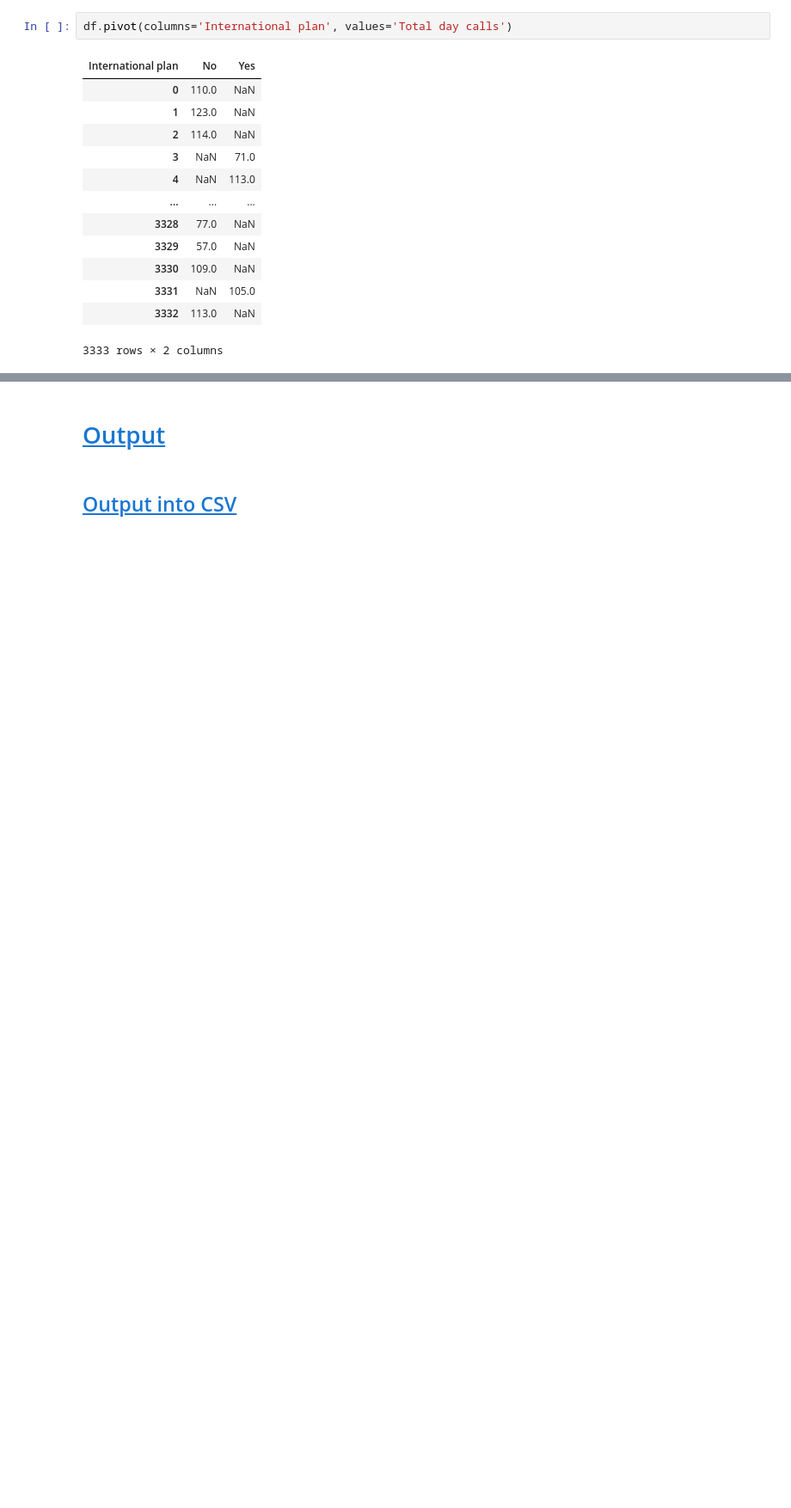
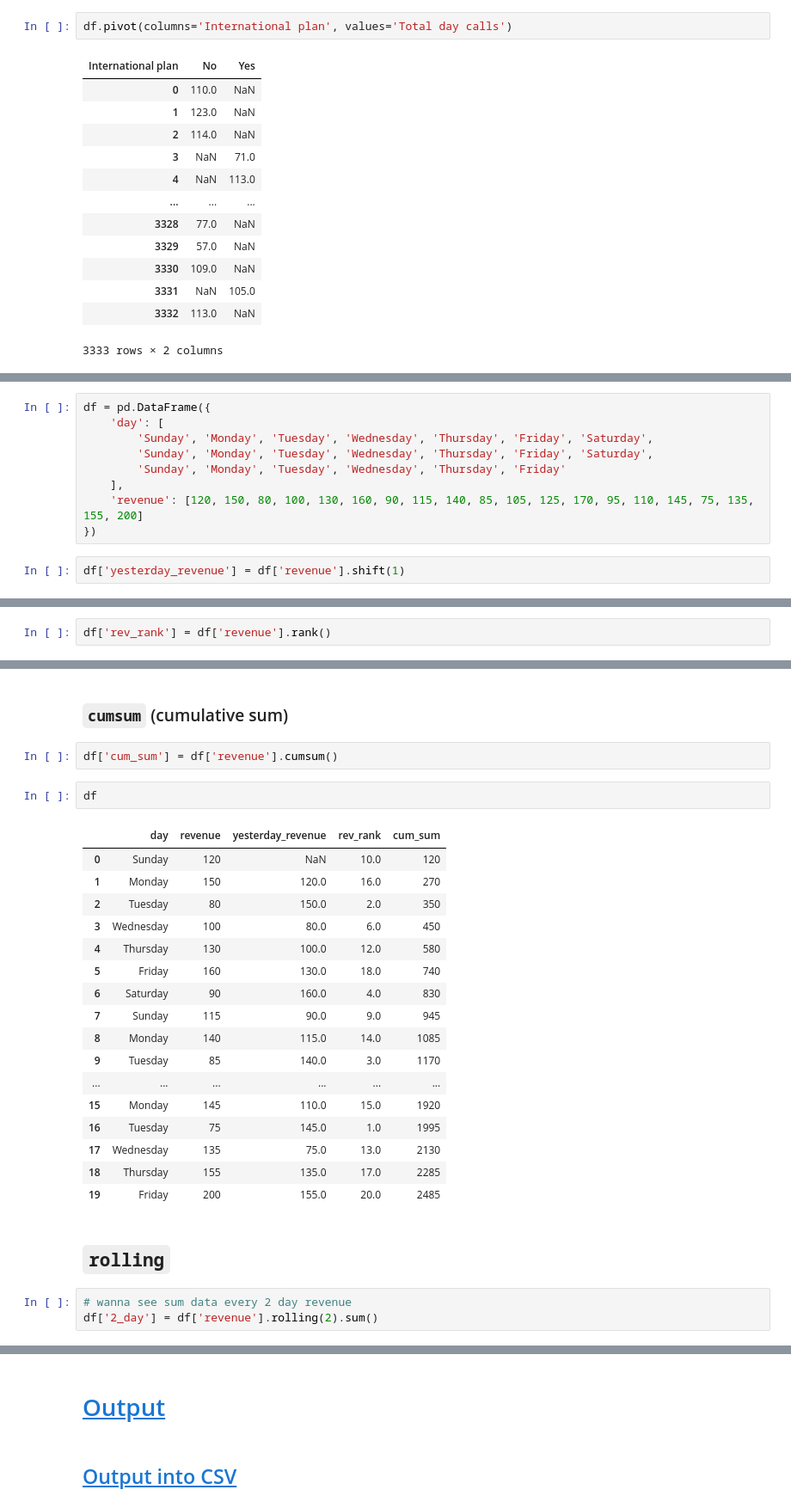
Before and after one commit to tinapyp/data-science-learning, a Jupyter notebook: Libraries/Pandas/pandas.ipynb, the cells around one changed output, grey strips where cells are left out. Shown at 86% size. Saved outputs shown, nothing was run; the diff lists cells and outputs as text; blank space fills up the shorter version.

```diff
--- a/Libraries/Pandas/pandas.ipynb
+++ b/Libraries/Pandas/pandas.ipynb
@@ -1358,0 +1364,11 @@ df.pivot(columns='International plan', values='Total day calls')
+# %%
+df = pd.DataFrame({
+    'day': [
+        'Sunday', 'Monday', 'Tuesday', 'Wednesday', 'Thursday', 'Friday', 'Saturday',
+        'Sunday', 'Monday', 'Tuesday', 'Wednesday', 'Thursday', 'Friday', 'Saturday',
+        'Sunday', 'Monday', 'Tuesday', 'Wednesday', 'Thursday', 'Friday'
+    ],
+    'revenue': [120, 150, 80, 100, 130, 160, 90, 115, 140, 85, 105, 125, 170, 95, 110, 145, 75, 135, 155, 200]
+})
+# %%
+df['yesterday_revenue'] = df['revenue'].shift(1)
@@ -1358,0 +1406,2 @@ df.pivot(columns='International plan', values='Total day calls')
+# %%
+df['rev_rank'] = df['revenue'].rank()
@@ -1358,0 +1428,29 @@ df.pivot(columns='International plan', values='Total day calls')
+# %% [markdown]
+### `cumsum` (cumulative sum)
+# %%
+df['cum_sum'] = df['revenue'].cumsum()
+# %%
+df
+# %% [output]
+|  | day | revenue | yesterday_revenue | rev_rank | cum_sum |
+| 0 | Sunday | 120 | NaN | 10.0 | 120 |
+| 1 | Monday | 150 | 120.0 | 16.0 | 270 |
+| 2 | Tuesday | 80 | 150.0 | 2.0 | 350 |
+| 3 | Wednesday | 100 | 80.0 | 6.0 | 450 |
+| 4 | Thursday | 130 | 100.0 | 12.0 | 580 |
+| 5 | Friday | 160 | 130.0 | 18.0 | 740 |
+| 6 | Saturday | 90 | 160.0 | 4.0 | 830 |
+| 7 | Sunday | 115 | 90.0 | 9.0 | 945 |
+| 8 | Monday | 140 | 115.0 | 14.0 | 1085 |
+| 9 | Tuesday | 85 | 140.0 | 3.0 | 1170 |
+| ... | ... | ... | ... | ... | ... |
+| 15 | Monday | 145 | 110.0 | 15.0 | 1920 |
+| 16 | Tuesday | 75 | 145.0 | 1.0 | 1995 |
+| 17 | Wednesday | 135 | 75.0 | 13.0 | 2130 |
+| 18 | Thursday | 155 | 135.0 | 17.0 | 2285 |
+| 19 | Friday | 200 | 155.0 | 20.0 | 2485 |
+# %% [markdown]
+## `rolling`
+# %%
+# wanna see sum data every 2 day revenue
+df['2_day'] = df['revenue'].rolling(2).sum()
```
Also changed, not shown: parts of 7 cells of this notebook.
